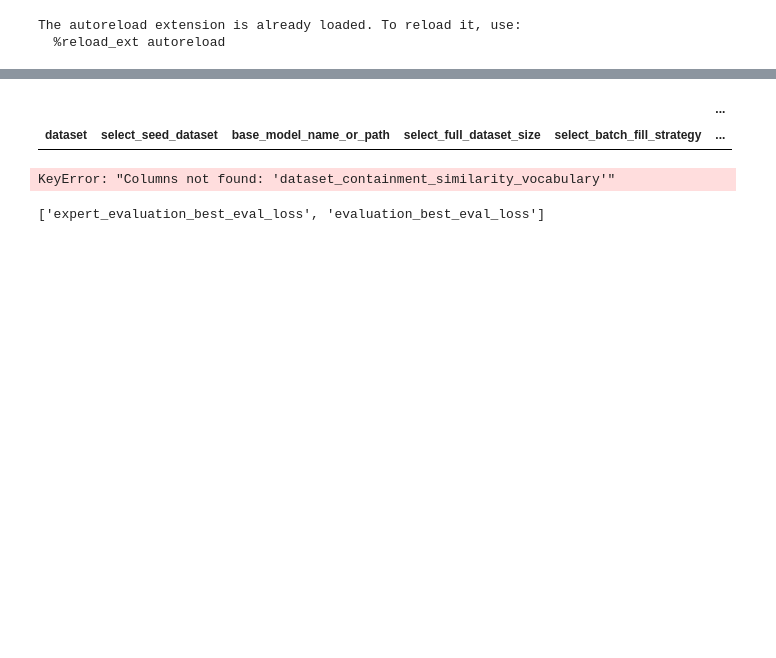
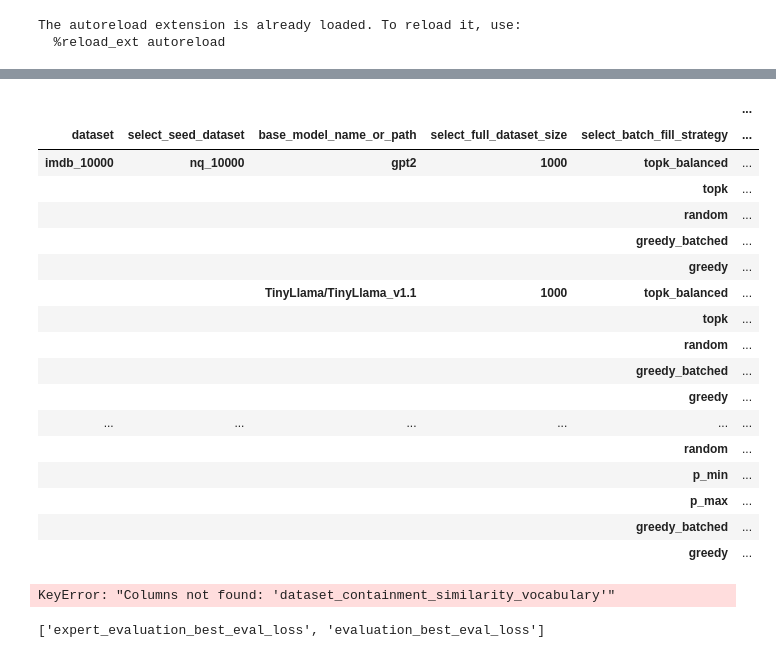
Before and after one commit to jxmorris12/reverse-training, a Jupyter notebook: nbs/2025_05_28_Main.ipynb, the cells around one changed output, grey strips where cells are left out. Drawn from its saved outputs; the diff is of its cells as text; code cells hidden in the pictures; blank space fills up the shorter version.

```diff
--- a/nbs/2025_05_28_Main.ipynb
+++ b/nbs/2025_05_28_Main.ipynb
@@ -61,16 +68,32 @@ df.groupby(dv_cols)[iv_cols].mean().sort_values(
 # %%
 final_df = df[
     (df["select_full_dataset_size"] == 1000) #&
     # (df["select_batch_fill_strategy"] != "bottomk")
 ]
 final_df = final_df.groupby(dv_cols)[iv_cols].mean().sort_values(
-    by=["dataset","select_seed_dataset", "select_full_dataset_size", "select_batch_fill_strategy"],
+    by=dv_cols,
     ascending=False
 )
 final_df
 # %% [output]
 |  |  |  |  |  | ... |
 | dataset | select_seed_dataset | base_model_name_or_path | select_full_dataset_size | select_batch_fill_strategy | ... |
+| imdb_10000 | nq_10000 | gpt2 | 1000 | topk_balanced | ... |
+|  |  |  |  | topk | ... |
+|  |  |  |  | random | ... |
+|  |  |  |  | greedy_batched | ... |
+|  |  |  |  | greedy | ... |
+|  |  | TinyLlama/TinyLlama_v1.1 | 1000 | topk_balanced | ... |
+|  |  |  |  | topk | ... |
+|  |  |  |  | random | ... |
+|  |  |  |  | greedy_batched | ... |
+|  |  |  |  | greedy | ... |
+| ... | ... | ... | ... | ... | ... |
+|  |  |  |  | random | ... |
+|  |  |  |  | p_min | ... |
+|  |  |  |  | p_max | ... |
+|  |  |  |  | greedy_batched | ... |
+|  |  |  |  | greedy | ... |
 # %%
 
 dv_cols = ["dataset", "select_seed_dataset", "select_full_dataset_size", "select_batch_fill_strategy"]
```
Also changed, not shown: parts of 2 cells of this notebook, 1 other file.
